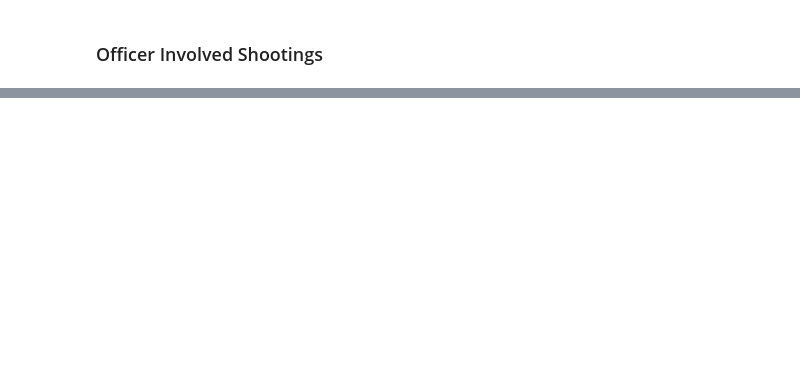
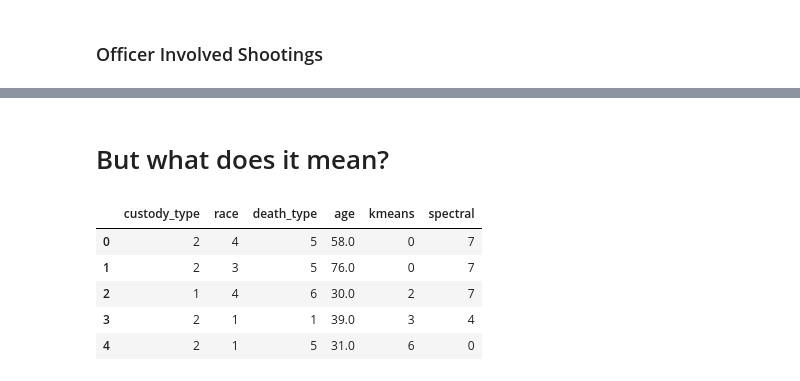
Before and after one commit to circushaase/Capstone2, a Jupyter notebook: Clustering.ipynb, the cells around one changed output, grey strips where cells are left out. Drawn from its saved outputs; the diff is of its cells as text; code cells hidden in the pictures; blank space fills up the shorter version.

Commit message:
Attempt to visualize Clusters

```diff
--- a/Clustering.ipynb
+++ b/Clustering.ipynb
@@ -404,0 +425,7 @@ Silhouette Coefficient: 0.091
+# %%
+#Kmeans
+#The number of clusters, 7, and silhouette coefficient is 0.44
+model = KMeans(n_clusters= 7,random_state=11)
+model.fit_predict(cust_scaled)
+print(model.labels_)
+kmeans_cust= model.labels_
@@ -404,0 +434,7 @@ Silhouette Coefficient: 0.091
+# %%
+#The number of clusters: 8, gamma: 0.010000, silhouette coefficient: 0.45
+spect = SpectralClustering(n_clusters=8, random_state=11, n_jobs =-1, gamma= 0.01)
+spect.fit_predict(cust_scaled)
+labels = spect.labels_
+print(labels)
+spectral_cust = labels
@@ -488,0 +552,2 @@ print(model.labels_)
+# %% [markdown]
+# But what does it mean?
@@ -488,0 +557,13 @@ print(model.labels_)
+# %%
+cust['kmeans']=kmeans_cust
+# %%
+cust['spectral'] = spectral_cust
+# %%
+cust.head()
+# %% [output]
+|  | custody_type | race | death_type | age | kmeans | spectral |
+| 0 | 2 | 4 | 5 | 58.0 | 0 | 7 |
+| 1 | 2 | 3 | 5 | 76.0 | 0 | 7 |
+| 2 | 1 | 4 | 6 | 30.0 | 2 | 7 |
+| 3 | 2 | 1 | 1 | 39.0 | 3 | 4 |
+| 4 | 2 | 1 | 5 | 31.0 | 6 | 0 |
```
Also changed, not shown: parts of 46 cells of this notebook, 6 other files.
